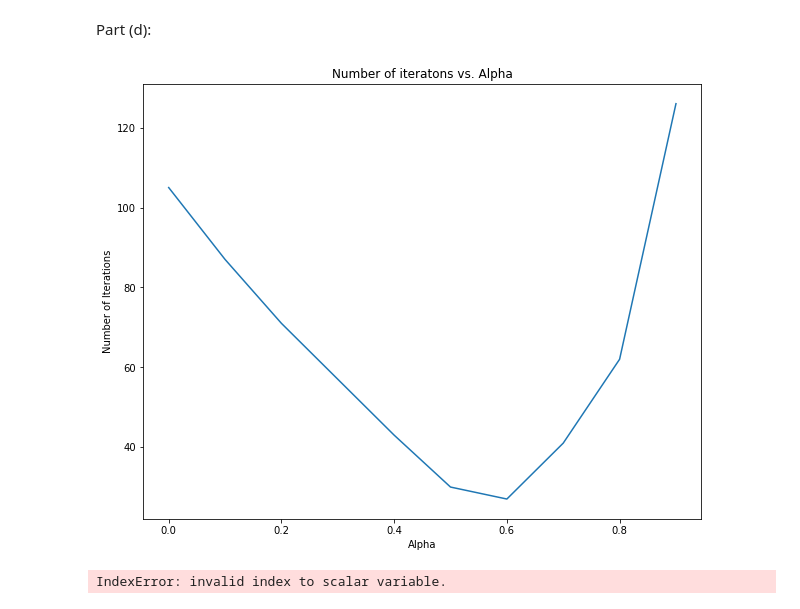
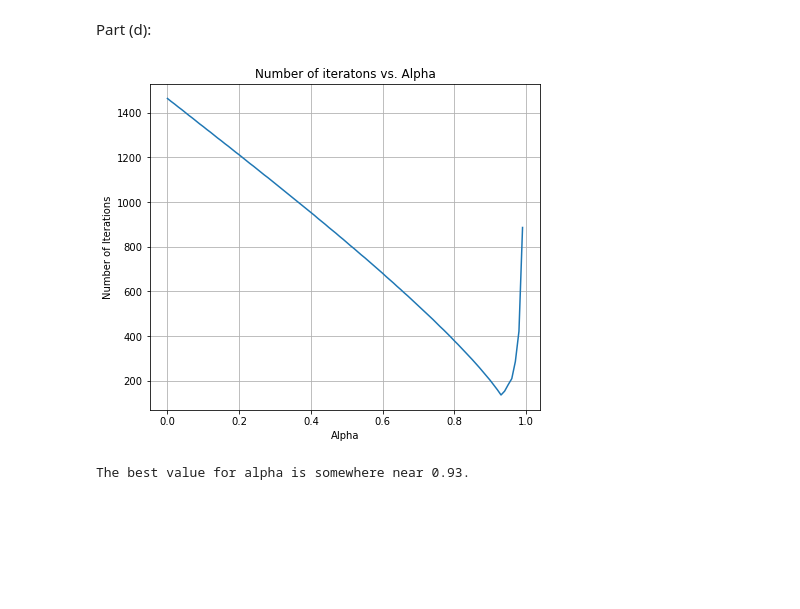
Before and after one commit to JSheare/Computational-Physics, a Jupyter notebook: Exercise Set 7.ipynb, the cells around one changed output. Cells and saved outputs as stored; diff of their text form; code cells hidden in the pictures; blank space fills up the shorter version.

```diff
--- a/Exercise Set 7.ipynb
+++ b/Exercise Set 7.ipynb
@@ -80,21 +75,21 @@ def laplace_line_converge(dimension, h, tolerance):
     V = np.zeros((n_points+1, n_points+1))
 
     for k in range(0, n_points+1):
-        V[k,0] = 100.0  # fixed potential line at 100V
+        V[k,0] = 100.0
 
     V_old = np.copy(V)
     n_iter = 1
     while True:
         point_sum = 0
         for i in range(1, n_points):
-            for j in range(1, n_points): V[i,j] = 0.25*(V[i+1,j]+V[i-1,j]+V[i,j+1]+V[i,j-1])
+            for j in range(1, n_points):
+                V[i, j] = 0.25*(V[i+1,j]+V[i-1,j]+V[i,j+1]+V[i,j-1])
 
         for i in range(0, n_points+1):
             for j in range(0, n_points+1):
                 if np.abs(V[i, j] - V_old[i, j]) < tolerance:
                     point_sum += 1
 
-#         print(n_iter, point_sum, end='\r')
         if point_sum == len(V)**2:
             break
 
@@ -107,25 +102,19 @@ def laplace_line_converge(dimension, h, tolerance):
     y_indices = np.array([s for s in range(len(y))])
     X, Y = np.meshgrid(x, y)
     X_indices, Y_indices = np.meshgrid(x_indices, y_indices)
-
-
-    def functz(V):  # Function returns V(x, y)
-        z = V[X_indices,Y_indices]
-        return z
-
-    Z = functz(V)
+    Z = V[X_indices,Y_indices]
     return X, Y, Z, n_iter
 
 
-dimension = 10
+dimension = 100
 h = 1
-tolerance_list = [1, 1e-1, 1e-2, 1e-3, 1e-4, 1e-5, 1e-6, 1e-7, 1e-8]
+tolerance_list = [1, 5e-1, 3e-1, 2e-1, 1e-1, 2e-2, 1e-2]
 iteration_list = []
 for tolerance in tolerance_list:
     X, Y, Z, n_iter = laplace_line_converge(dimension, h, tolerance)
     iteration_list.append(n_iter)
 
-fig, ax = plt.subplots(figsize=(10, 8))
+fig, ax = plt.subplots(figsize=(7, 6))
 ax.plot(tolerance_list, iteration_list)
 ax.set_xlabel('Tolerance')
 ax.set_ylabel('Number of Iterations')
@@ -142,7 +133,7 @@ def laplace_line_relax(dimension, h, tolerance, alpha):
     V = np.zeros((n_points+1, n_points+1))
 
     for k in range(0, n_points+1):
-        V[k,0] = 100.0  # fixed potential line at 100V
+        V[k,0] = 100.0
 
     V_old = np.copy(V)
     n_iter = 1
@@ -150,7 +141,7 @@ def laplace_line_relax(dimension, h, tolerance, alpha):
         point_sum = 0
         for i in range(1, n_points):
             for j in range(1, n_points):
-                V[i,j] = 0.25*(V[i+1,j]+V[i-1,j]+V[i,j+1]+V[i,j-1])
+                V[i, j] = 0.25*(V[i+1,j]+V[i-1,j]+V[i,j+1]+V[i,j-1])
                 V[i, j] = V[i, j] + alpha*(V[i, j] - V_old[i, j])  # Relaxation
 
         for i in range(0, n_points+1):
@@ -158,47 +149,41 @@ def laplace_line_relax(dimension, h, tolerance, alpha):
                 if np.abs(V[i, j] - V_old[i, j]) < tolerance:
                     point_sum += 1
 
-#         print(n_iter, point_sum, end='\r')
         if point_sum == len(V)**2:
             break
 
         n_iter += 1
         V_old = np.copy(V)
 
     x = np.arange(0, dimension+h, h)
     x_indices = np.array([s for s in range(len(x))])
     y = np.arange(0, dimension+h, h)
     y_indices = np.array([s for s in range(len(y))])
     X, Y = np.meshgrid(x, y)
     X_indices, Y_indices = np.meshgrid(x_indices, y_indices)
-
-
-    def functz(V):  # Function returns V(x, y)
-        z = V[X_indices,Y_indices]
-        return z
-
-    Z = functz(V)
+    Z = V[X_indices,Y_indices]
     return X, Y, Z, n_iter
 
 
-dimension = 10
+dimension = 100
 h = 1
-tolerance = 1e-4
-alpha_list = np.arange(0, 1, 0.1)
+tolerance = 1e-2
+alpha_list = np.arange(0, 1, 0.01)
 iteration_list = []
 for alpha in alpha_list:
     X, Y, Z, n_iter = laplace_line_relax(dimension, h, tolerance, alpha)
     iteration_list.append(n_iter)
 
-fig, ax = plt.subplots(figsize=(10, 8))
+fig, ax = plt.subplots(figsize=(7, 6))
 ax.plot(alpha_list, iteration_list)
 ax.set_xlabel('Alpha')
 ax.set_ylabel('Number of Iterations')
 ax.set_title('Number of iteratons vs. Alpha')
+ax.grid()
 plt.show()
 
-best_alpha = alpha[np.argmin(iteration_list)]
+best_alpha = alpha_list[np.argmin(iteration_list)]
 print(f'The best value for alpha is somewhere near {best_alpha}.')
 # %% [output]
-[figure, old version]
+[figure, new version]
-IndexError: invalid index to scalar variable.
+The best value for alpha is somewhere near 0.93.
```
Also changed, not shown: parts of 9 cells of this notebook.
